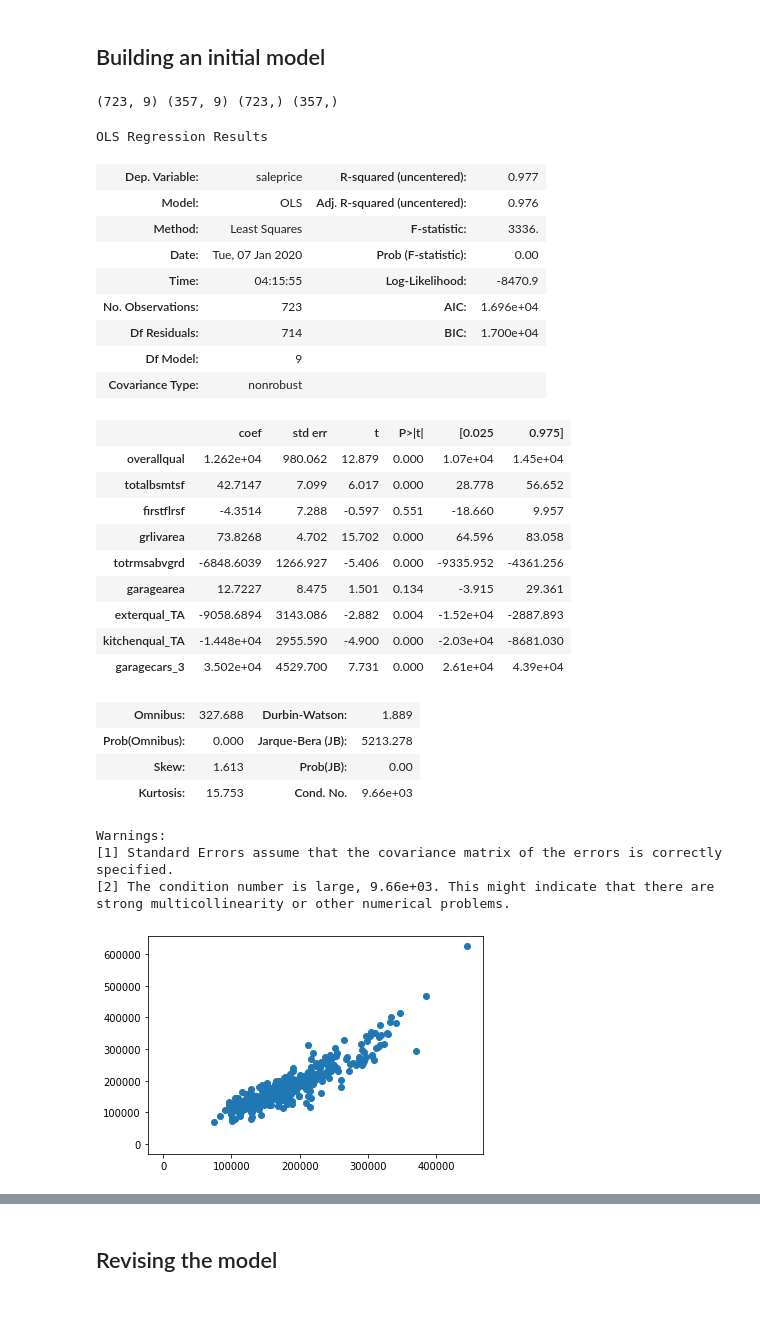
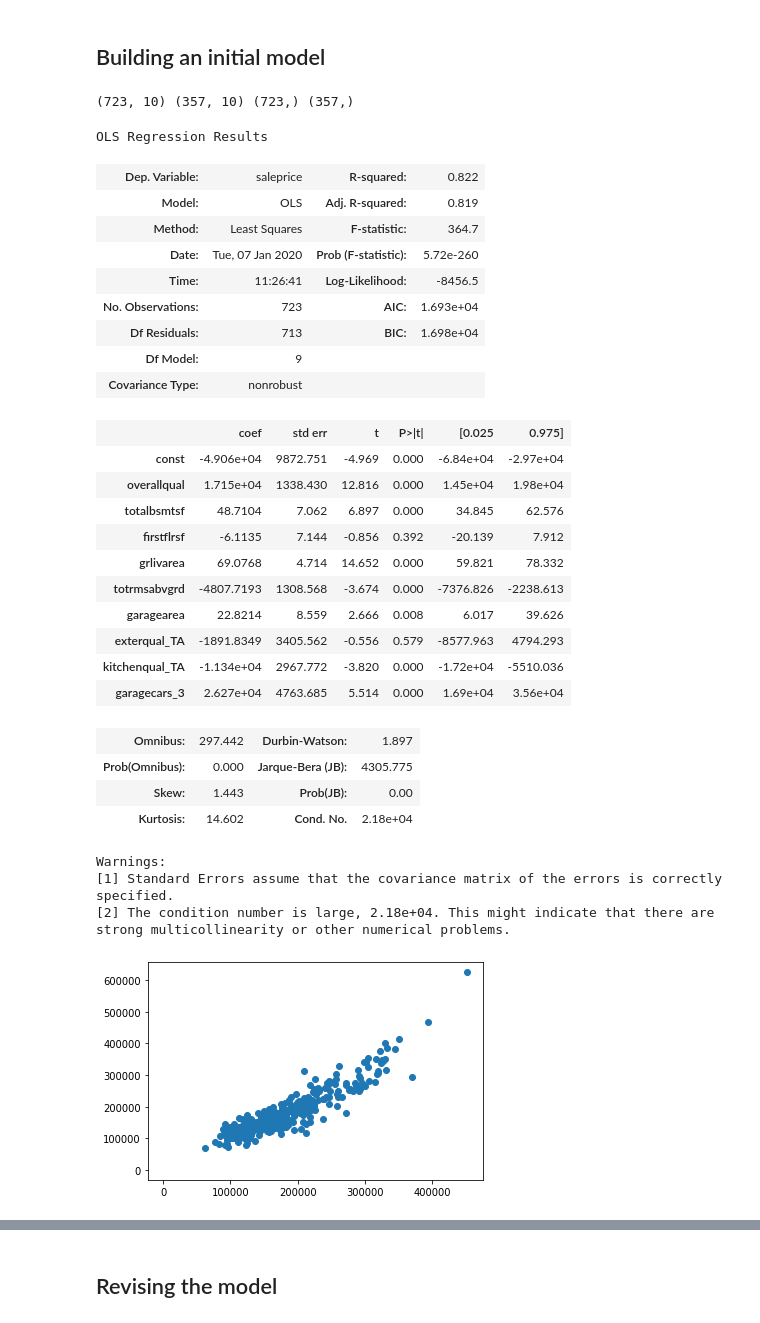
Before and after one commit to chanvarma/chanvarma-thinkful, a Jupyter notebook: others/22.2-simple-linear-regression.ipynb, the cells around one changed output, grey strips where cells are left out. Drawn from its saved outputs; the diff is of its cells as text; code cells hidden in the pictures.

```diff
--- a/others/22.2-simple-linear-regression.ipynb
+++ b/others/22.2-simple-linear-regression.ipynb
@@ -179,7 +179,10 @@ data2 = data.copy()
 
 plt.figure(figsize=(12, 30))
 for index, c in enumerate(outlier_cols):
-    data2[c] = winsorize(data[c], (.02, .02))
+
+    for zone in data['mszoning'].unique():
+        data2[c].loc[data['mszoning'] == zone] = winsorize(data[c].loc[data['mszoning'] == zone], (.02, .02))
+
     plt.subplot(10, 3, index + 1)
     sns.boxplot(data = data2, x = 'mszoning', y = c, order = ['RH', 'RM', 'FV', 'RL'], whis=3)
     plt.title("({}): {}".format(index, c))
@@ -200,6 +203,5 @@ These are workable results. It appears that poolarea, threessonporch, and lowqua
 # %%
-data2.drop(columns=['lowqualfinsf', 'poolarea', 'threessnporch'], inplace=True)
-x_numerics.remove('lowqualfinsf')
+data2.drop(columns=['poolarea', 'threessnporch'], inplace=True)
 x_numerics.remove('poolarea')
 x_numerics.remove('threessnporch')
 # %% [markdown]
@@ -305,36 +307,58 @@ len(poss_features), poss_features
 We have our initial list of 20 explanatory variables.
 # %% [markdown]
 ## Building an initial model
+# %%
+def model_checker(data, feautures, return_model = False, add_constant = False):
+    X = data[poss_features]
+    Y = data['saleprice']
+
+    if add_constant:
+        X = sm.add_constant(X)
+
+    X_train, X_test, Y_train, Y_test = train_test_split(X, Y, random_state = 13, test_size = 0.33)
+
+    print(X_train.shape, X_test.shape, Y_train.shape, Y_test.shape)
+
+    modelv1 = sm.OLS(Y_train, X_train).fit()
+
+    Y_pred = modelv1.predict(X_test)
+
+    plt.scatter(Y_pred, Y_test)
+    x = np.linspace(*ax.get_xlim())
+    plt.plot(x, x)
+
+    return modelv1.summary()
 # %%
-model_checker(data2, poss_features)
+model_checker(data2, poss_features, add_constant = True)
 # %% [output]
-(723, 9) (357, 9) (723,) (357,)
+(723, 10) (357, 10) (723,) (357,)
 OLS Regression Results
-| Dep. Variable: | saleprice | R-squared (uncentered): | 0.977 |
-| Model: | OLS | Adj. R-squared (uncentered): | 0.976 |
-| Method: | Least Squares | F-statistic: | 3336. |
-| Date: | Tue, 07 Jan 2020 | Prob (F-statistic): | 0.00 |
-| Time: | 04:15:55 | Log-Likelihood: | -8470.9 |
-| No. Observations: | 723 | AIC: | 1.696e+04 |
-| Df Residuals: | 714 | BIC: | 1.700e+04 |
+| Dep. Variable: | saleprice | R-squared: | 0.822 |
+| Model: | OLS | Adj. R-squared: | 0.819 |
+| Method: | Least Squares | F-statistic: | 364.7 |
+| Date: | Tue, 07 Jan 2020 | Prob (F-statistic): | 5.72e-260 |
+| Time: | 11:26:41 | Log-Likelihood: | -8456.5 |
+| No. Observations: | 723 | AIC: | 1.693e+04 |
+| Df Residuals: | 713 | BIC: | 1.698e+04 |
 | Df Model: | 9 |  |  |
 | Covariance Type: | nonrobust |  |  |
 |  | coef | std err | t | P>|t| | [0.025 | 0.975] |
-| overallqual | 1.262e+04 | 980.062 | 12.879 | 0.000 | 1.07e+04 | 1.45e+04 |
-| totalbsmtsf | 42.7147 | 7.099 | 6.017 | 0.000 | 28.778 | 56.652 |
-| firstflrsf | -4.3514 | 7.288 | -0.597 | 0.551 | -18.660 | 9.957 |
-| grlivarea | 73.8268 | 4.702 | 15.702 | 0.000 | 64.596 | 83.058 |
-| totrmsabvgrd | -6848.6039 | 1266.927 | -5.406 | 0.000 | -9335.952 | -4361.256 |
-| garagearea | 12.7227 | 8.475 | 1.501 | 0.134 | -3.915 | 29.361 |
-| exterqual_TA | -9058.6894 | 3143.086 | -2.882 | 0.004 | -1.52e+04 | -2887.893 |
-| kitchenqual_TA | -1.448e+04 | 2955.590 | -4.900 | 0.000 | -2.03e+04 | -8681.030 |
-| garagecars_3 | 3.502e+04 | 4529.700 | 7.731 | 0.000 | 2.61e+04 | 4.39e+04 |
+| const | -4.906e+04 | 9872.751 | -4.969 | 0.000 | -6.84e+04 | -2.97e+04 |
+| overallqual | 1.715e+04 | 1338.430 | 12.816 | 0.000 | 1.45e+04 | 1.98e+04 |
+| totalbsmtsf | 48.7104 | 7.062 | 6.897 | 0.000 | 34.845 | 62.576 |
+| firstflrsf | -6.1135 | 7.144 | -0.856 | 0.392 | -20.139 | 7.912 |
+| grlivarea | 69.0768 | 4.714 | 14.652 | 0.000 | 59.821 | 78.332 |
+| totrmsabvgrd | -4807.7193 | 1308.568 | -3.674 | 0.000 | -7376.826 | -2238.613 |
+| garagearea | 22.8214 | 8.559 | 2.666 | 0.008 | 6.017 | 39.626 |
+| exterqual_TA | -1891.8349 | 3405.562 | -0.556 | 0.579 | -8577.963 | 4794.293 |
+| kitchenqual_TA | -1.134e+04 | 2967.772 | -3.820 | 0.000 | -1.72e+04 | -5510.036 |
+| garagecars_3 | 2.627e+04 | 4763.685 | 5.514 | 0.000 | 1.69e+04 | 3.56e+04 |
-| Omnibus: | 327.688 | Durbin-Watson: | 1.889 |
-| Prob(Omnibus): | 0.000 | Jarque-Bera (JB): | 5213.278 |
-| Skew: | 1.613 | Prob(JB): | 0.00 |
-| Kurtosis: | 15.753 | Cond. No. | 9.66e+03 |
+| Omnibus: | 297.442 | Durbin-Watson: | 1.897 |
+| Prob(Omnibus): | 0.000 | Jarque-Bera (JB): | 4305.775 |
+| Skew: | 1.443 | Prob(JB): | 0.00 |
+| Kurtosis: | 14.602 | Cond. No. | 2.18e+04 |
 Warnings:
 [1] Standard Errors assume that the covariance matrix of the errors is correctly specified.
-[2] The condition number is large, 9.66e+03. This might indicate that there are
+[2] The condition number is large, 2.18e+04. This might indicate that there are
 strong multicollinearity or other numerical problems.
-[figure, old version]
+[figure, new version]
```
Also changed, not shown: parts of 18 cells of this notebook.
